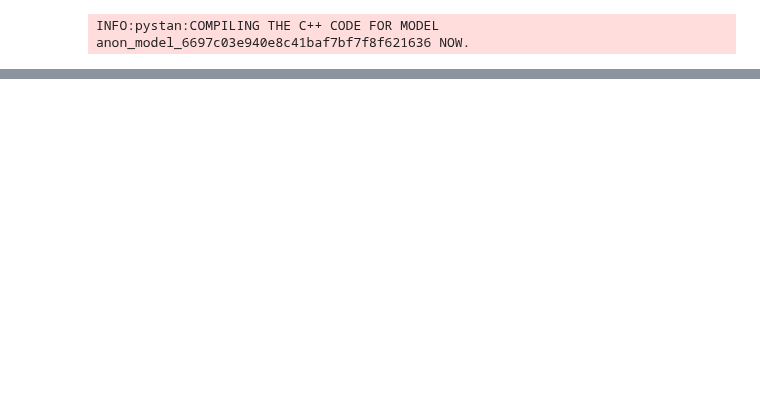
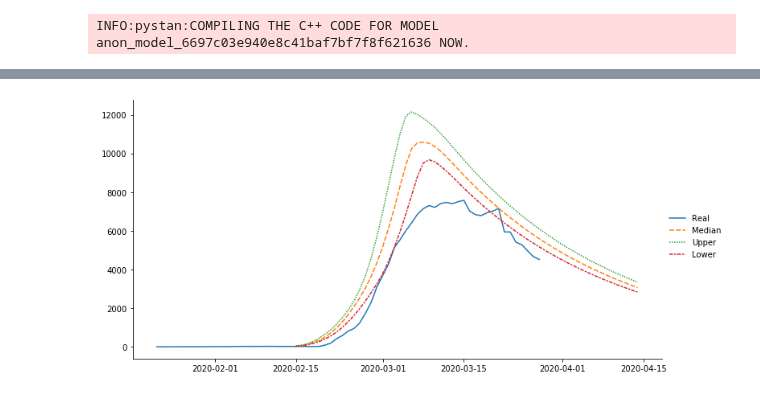
Before and after one commit to yoriyuki/COVID-19, a Jupyter notebook: prediction/COVID-19.ipynb, the cells around one changed output, grey strips where cells are left out. Cells and saved outputs as stored; diff of their text form; code cells hidden in the pictures; blank space fills up the shorter version.

```diff
--- a/prediction/COVID-19.ipynb
+++ b/prediction/COVID-19.ipynb
@@ -330,0 +332,4 @@ data
+# %%
+draw_infected(fit, pd.to_datetime('2020-02-15'), 60, 'Korea, South')
+# %% [output]
+[figure, added]
```
Also changed, not shown: parts of 32 cells of this notebook.
